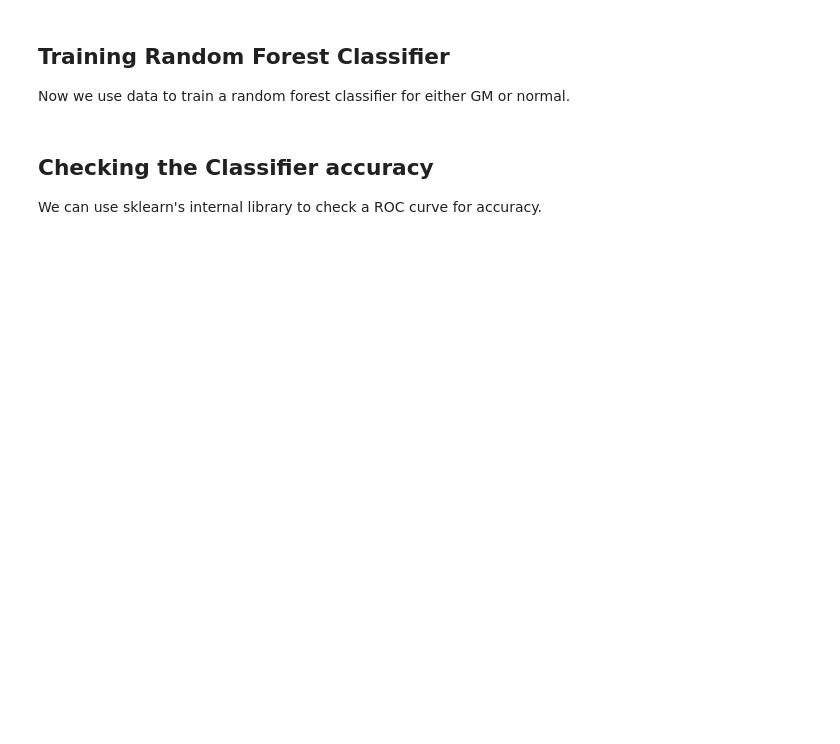
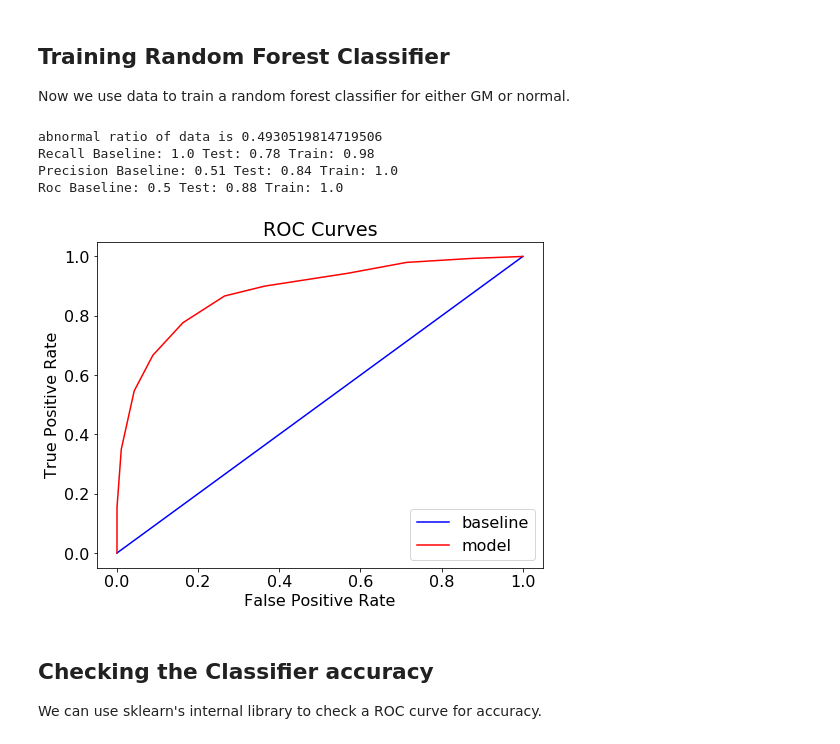
Before and after one commit to harrisonford/mybabybrain-model, a Jupyter notebook: classification_model.ipynb, the cells around one changed output. Drawn from its saved outputs; the diff is of its cells as text; code cells hidden in the pictures; blank space fills up the shorter version.

Commit message:
developed random forest classifier

```diff
--- a/classification_model.ipynb
+++ b/classification_model.ipynb
@@ -39,24 +38,18 @@ General Movement and 0 if its not used as subject classification)
 import pandas as pd
 
 
-# we make a small function to compare frame times at input in seconds with times in
-# label in date time format, gives true if inside dates/
-# TODO: I need to finish this function
-def dates_to_seconds(some_date):
-    s = int(some_date.split(':'))
-    return s[0] + 60*s[1] + 3600* s[2]
-
 # a small function to check if a frame time is inside a tag stamp
-def in_window(frame_sec, time_start, time_end):
-    return dates_to_seconds(time_start) <= frame_sec <= dates_to_seconds(time_end)
+def in_window(frame_sec, time_start, time_end, fps=240):
+    return time_start.second + 60*time_start.minute <= frame_sec/fps <= time_end.second + 60*time_end.minute
 
 
 # first we import from label files
 label_path = 'D:/babybrain/SubjectTags.xlsx'
-labels = pd.read_excel(label_path)
+labels = pd.read_excel(label_path, engine='xlrd')
 
 names = labels['Sujeto']
 tag = labels['Normal']
+# times are in date.time format
 start = labels['T0']
 end = labels['T1']
 
@@ -71,15 +64,15 @@ is_gm = []
 is_normal = []
 for index, an_input in enumerate(input_names):
     # search for subject index in the label data and then get all his intervals
-    interval_indexes = [i for i, label in enumerate(names) if an_input in label]
+    interval_indexes = [i for i, label in names.iteritems() if an_input == int(label)]
     # for each interval we check frame time is inside a label window
     if any([in_window(frames[index], start[subindex], end[subindex]) for subindex in interval_indexes]):
         is_gm.append(1)
         # we can append any of the intervals tag as normal or abnormal, its the same for all
-        is_normal.append(tag[interval_indexes[0]]=='NORMAL')
+        is_normal.append(int(tag[interval_indexes[0]]))
     else:
         is_gm.append(0)
-        is_normal.append(None)
+        is_normal.append(-1)
 
 # save new columns into Data Frame
 inputs['is_gm'] = is_gm
@@ -123,3 +103,55 @@ model.fit(X, y)
+# %%
+import numpy as np
+import pandas as pd
+from sklearn.ensemble import RandomForestClassifier
+from sklearn.model_selection import train_test_split
+from qol import evaluate_model
+
+
+# get the data frame
+input_path = 'D:/babybrain/confidences.csv'
+data = pd.read_csv(input_path)
+
+# prepare the data to fit in the model, we need to compress the confidences into a vector
+classifying = 'is_normal'
+label = data[classifying].tolist()
+confidences = data['confidence'].tolist()
+joint_id = data['joint_id'].tolist()
+
+X = []
+y = []
+step = max(joint_id) + 1
+for index in range(0, len(label), step+1):
+    # this is how we mark trash data
+    if label[index] < 0 or np.any(np.isnan(confidences[index:index+step])):
+        continue
+    X.append(confidences[index:index+step])
+    y.append(label[index])
+print("abnormal ratio of data is {}".format(1 - (sum(y)/len(y))))
+
+# split data
+train, test, train_labels, test_labels = train_test_split(X, y, test_size=0.3)
+# create the model with many many trees
+model = RandomForestClassifier(n_estimators=10, bootstrap=True, max_features='sqrt')
+
+# fit on training data
+model.fit(train, train_labels)
+
+# calculate ROC for model
+train_prediction = model.predict(train)
+train_prob = model.predict_proba(train)[:, 1]
+
+prediction = model.predict(test)
+prob = model.predict_proba(test)[:, 1]
+
+evaluate_model(prediction, prob, train_prediction, train_prob, train_labels, test_labels,
+               output='model_roc.png')
+# %% [output]
+abnormal ratio of data is 0.4930519814719506
+Recall Baseline: 1.0 Test: 0.78 Train: 0.98
+Precision Baseline: 0.51 Test: 0.84 Train: 1.0
+Roc Baseline: 0.5 Test: 0.88 Train: 1.0
+[figure, added]
 # %% [markdown]
 ## Checking the Classifier accuracy
 
```
Also changed, not shown: parts of 4 cells of this notebook, 1 other file.
